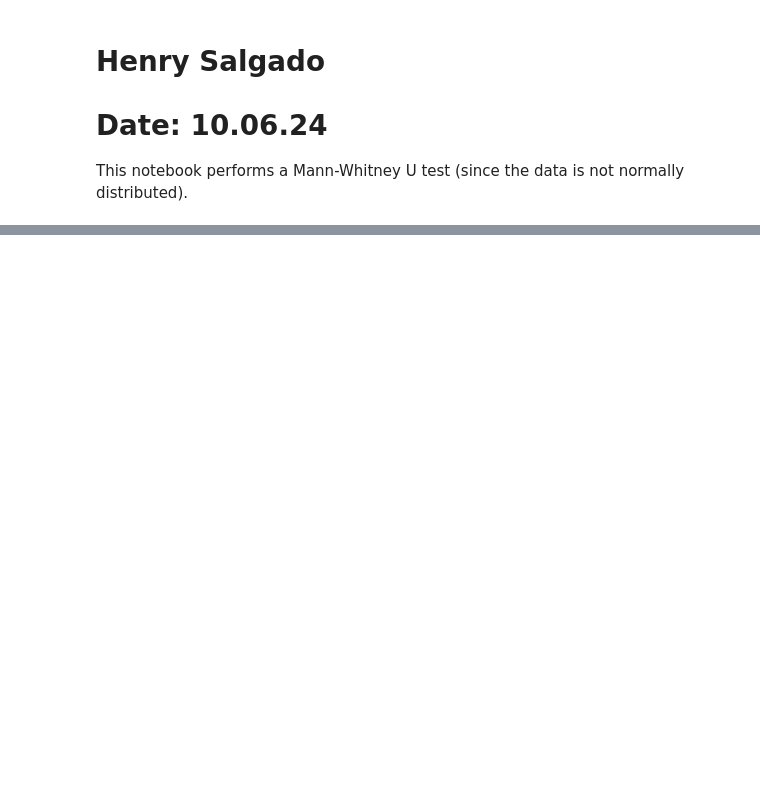
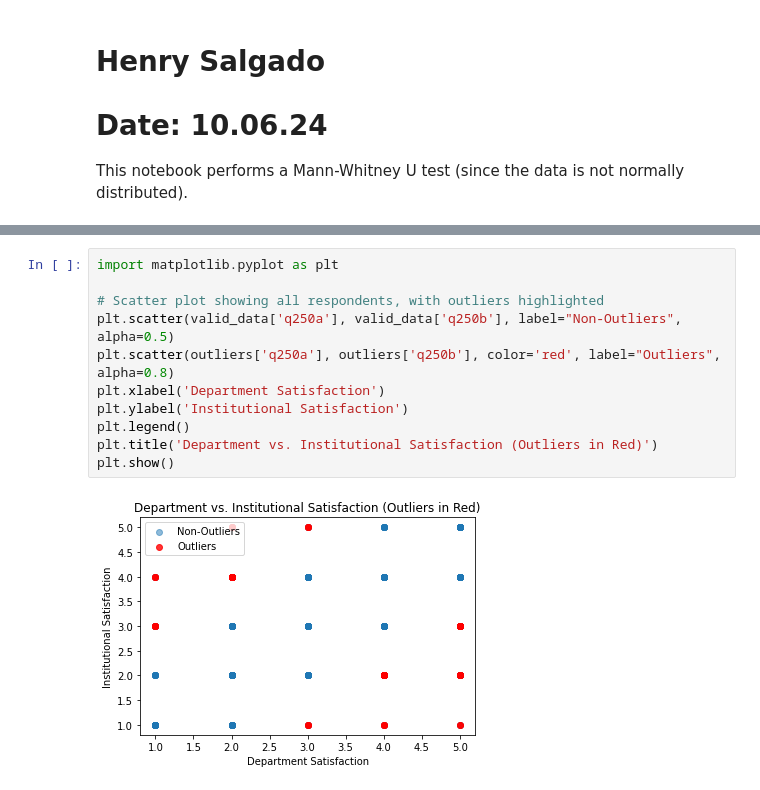
Before and after one commit to eigenhenry/Coache_analysis, a Jupyter notebook: asee25.ipynb, the cells around one changed output, grey strips where cells are left out. Saved outputs shown, nothing was run; the diff lists cells and outputs as text; blank space fills up the shorter version.

```diff
--- a/asee25.ipynb
+++ b/asee25.ipynb
@@ -45,0 +142,13 @@ Effect Size (r): 0.5778162294632012
+# %%
+import matplotlib.pyplot as plt
+
+# Scatter plot showing all respondents, with outliers highlighted
+plt.scatter(valid_data['q250a'], valid_data['q250b'], label="Non-Outliers", alpha=0.5)
+plt.scatter(outliers['q250a'], outliers['q250b'], color='red', label="Outliers", alpha=0.8)
+plt.xlabel('Department Satisfaction')
+plt.ylabel('Institutional Satisfaction')
+plt.legend()
+plt.title('Department vs. Institutional Satisfaction (Outliers in Red)')
+plt.show()
+# %% [output]
+[figure, added]
```
Also changed, not shown: parts of 13 cells of this notebook.
